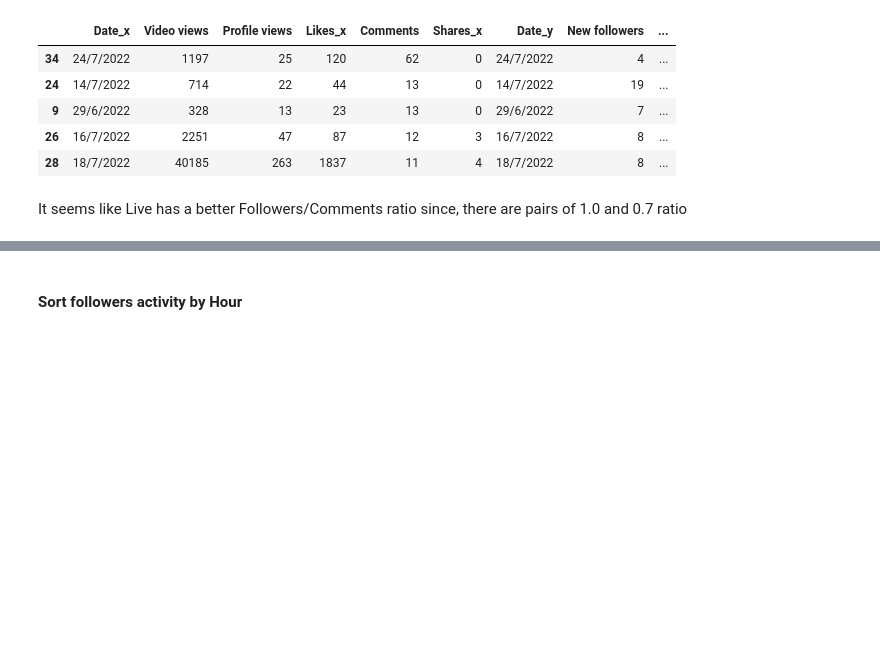
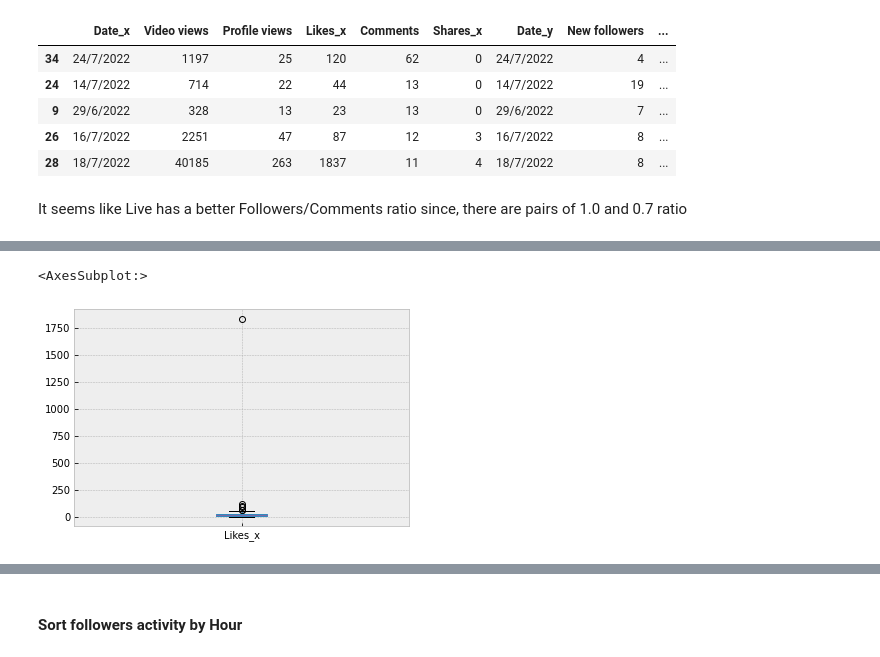
Before and after one commit to CoryMink/Tiktok_Projcect, a Jupyter notebook: Project_Final_PYT06.ipynb, the cells around one changed output, grey strips where cells are left out. Saved outputs shown, nothing was run; the diff lists cells and outputs as text; code cells hidden in the pictures; blank space fills up the shorter version.

```diff
--- a/Project_Final_PYT06.ipynb
+++ b/Project_Final_PYT06.ipynb
@@ -172,0 +181,6 @@ It seems like Live has a better Followers/Comments ratio since, there are pairs
+# %%
+#Boxplot of Likes from videos
+complete.boxplot(column = 'Likes_x')
+# %% [output]
+<AxesSubplot:>
+[figure, added]
```
Also changed, not shown: parts of 8 cells of this notebook.
